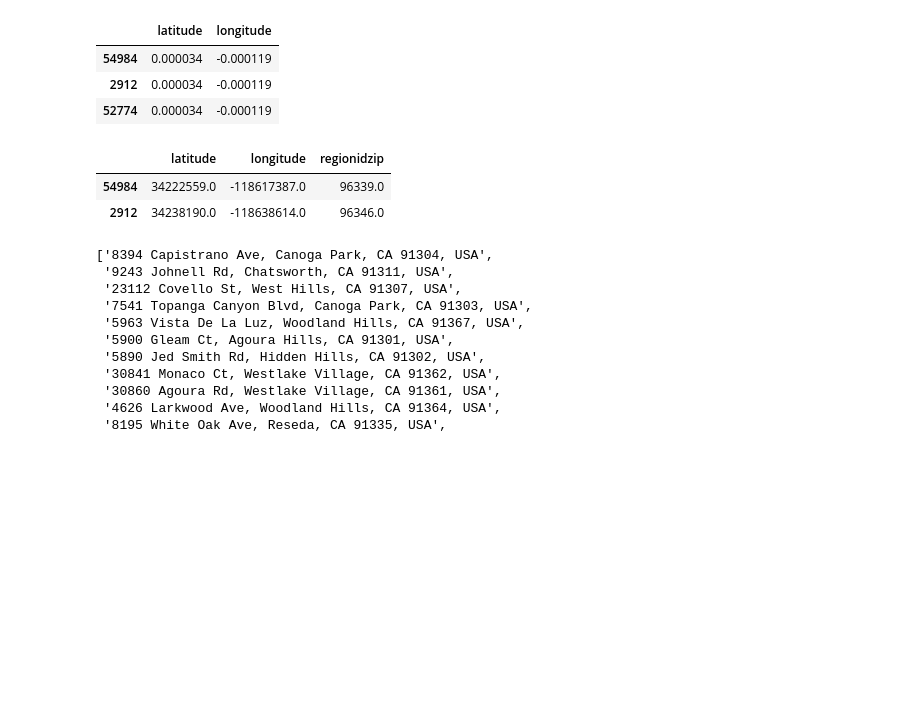
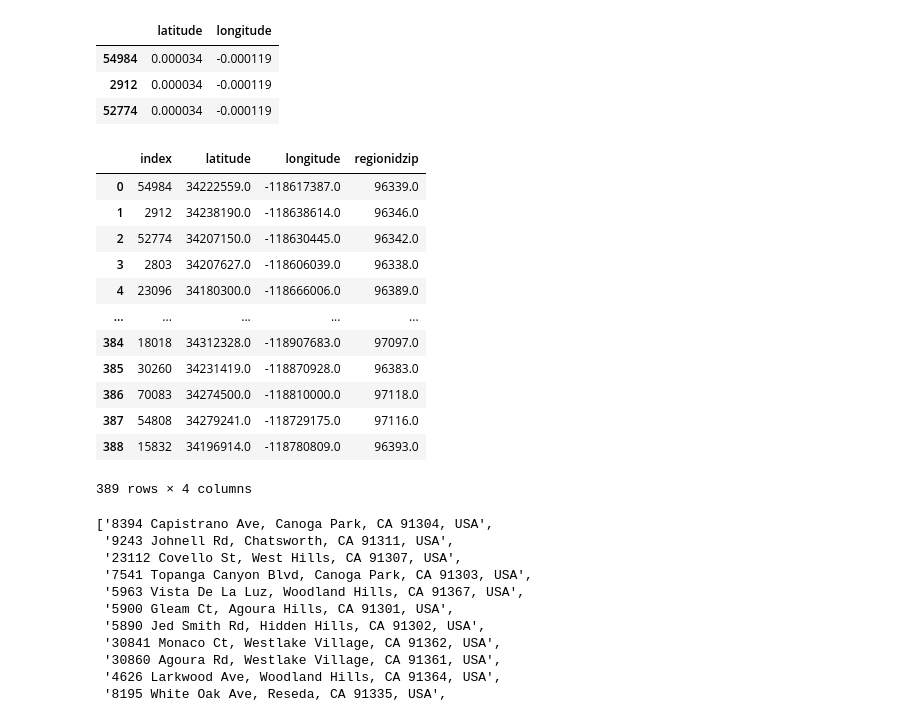
Before and after one commit to clustering-zillow/clustering-zillow, a Jupyter notebook: zillow_cluster_ravinder.ipynb, the cells around one changed output. Drawn from its saved outputs; the diff is of its cells as text; code cells hidden in the pictures; blank space fills up the shorter version.

```diff
--- a/zillow_cluster_ravinder.ipynb
+++ b/zillow_cluster_ravinder.ipynb
@@ -27,11 +29,21 @@ df1.head(3)
 | 2912 | 0.000034 | -0.000119 |
 | 52774 | 0.000034 | -0.000119 |
 # %%
-df2.head(2)
+df2
 # %% [output]
-|  | latitude | longitude | regionidzip |
-| 54984 | 34222559.0 | -118617387.0 | 96339.0 |
-| 2912 | 34238190.0 | -118638614.0 | 96346.0 |
+|  | index | latitude | longitude | regionidzip |
+| 0 | 54984 | 34222559.0 | -118617387.0 | 96339.0 |
+| 1 | 2912 | 34238190.0 | -118638614.0 | 96346.0 |
+| 2 | 52774 | 34207150.0 | -118630445.0 | 96342.0 |
+| 3 | 2803 | 34207627.0 | -118606039.0 | 96338.0 |
+| 4 | 23096 | 34180300.0 | -118666006.0 | 96389.0 |
+| ... | ... | ... | ... | ... |
+| 384 | 18018 | 34312328.0 | -118907683.0 | 97097.0 |
+| 385 | 30260 | 34231419.0 | -118870928.0 | 96383.0 |
+| 386 | 70083 | 34274500.0 | -118810000.0 | 97118.0 |
+| 387 | 54808 | 34279241.0 | -118729175.0 | 97116.0 |
+| 388 | 15832 | 34196914.0 | -118780809.0 | 96393.0 |
+389 rows × 4 columns
 # %%
 df1
 records = df1.to_records(index=False)
```
Also changed, not shown: parts of 13 cells of this notebook.
